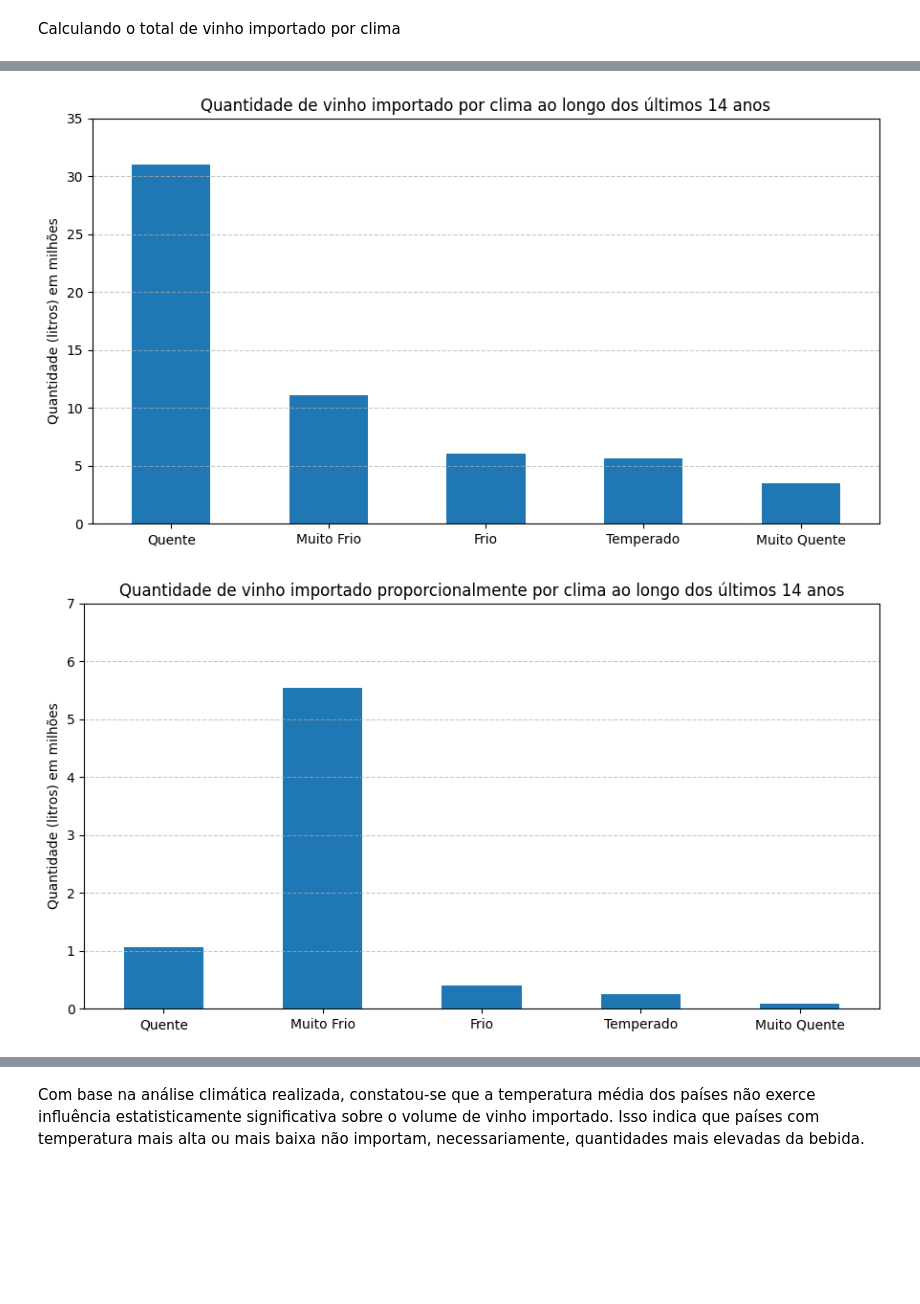
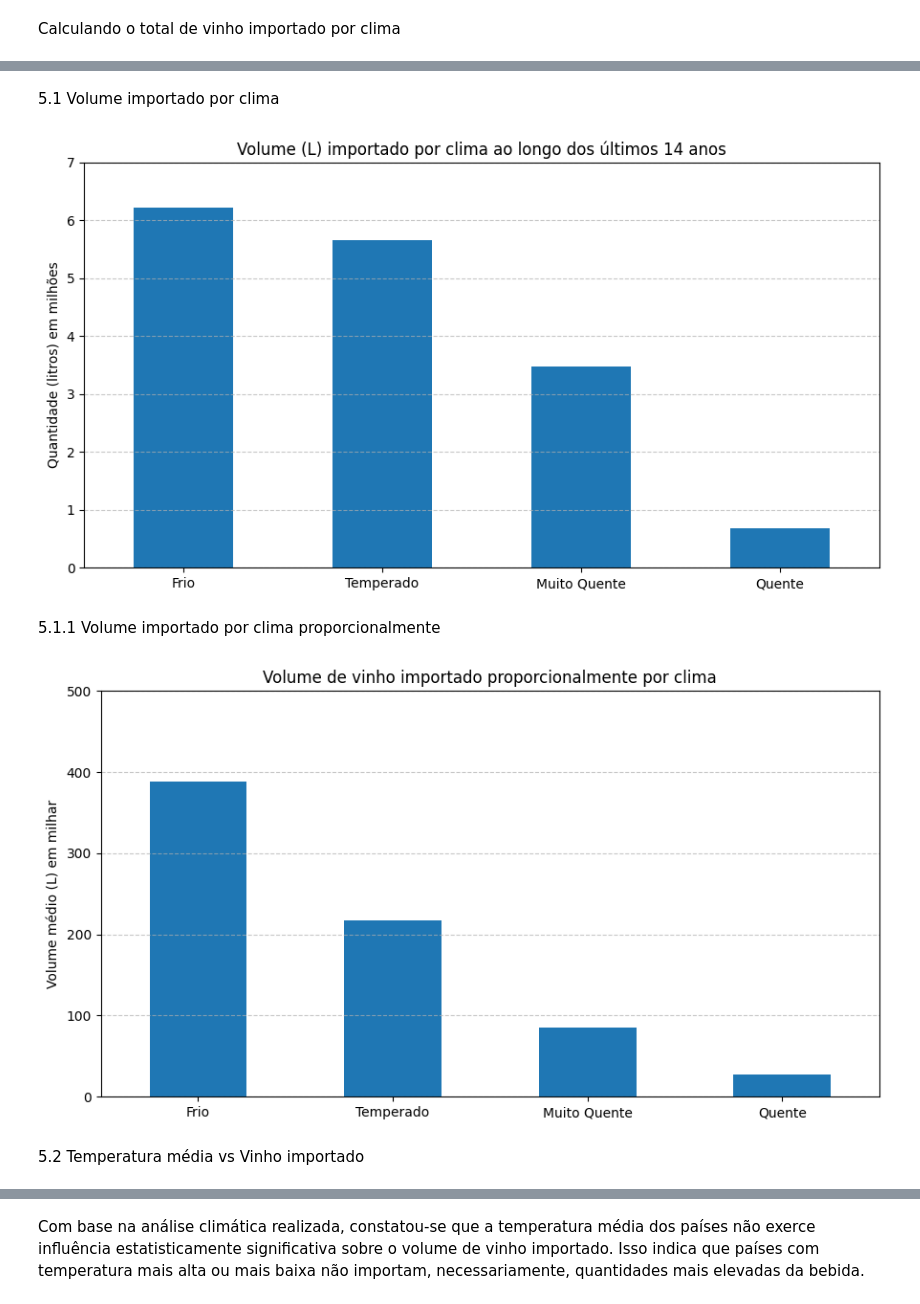
Before and after one commit to Guilhermecst/Tech-Challenge-Fase1, a Jupyter notebook: tech-challenge.ipynb, the cells around one changed output, grey strips where cells are left out. Drawn from its saved outputs; the diff is of its cells as text; code cells hidden in the pictures; blank space fills up the shorter version.

```diff
--- a/tech-challenge.ipynb
+++ b/tech-challenge.ipynb
@@ -796,22 +1208,21 @@ plt.show()
 ## 5. Relação com o Clima
 # %%
 temp_media_paises = df_dados_climaticos.groupby('COD_PAIS')['TEMPERATURA_MEDIA'].mean().round(1)
-# %%
-temp_media_paises = df_dados_climaticos.groupby('COD_PAIS')['TEMPERATURA_MEDIA'].mean().round(1)
 # %%
 df_temp_media_paises = temp_media_paises.to_frame().reset_index()
 # %%
 condicoes = [
-    df_temp_media_paises['TEMPERATURA_MEDIA'] < 0, # Muito Frio
     df_temp_media_paises['TEMPERATURA_MEDIA'] < 10, # Frio
-    df_temp_media_paises['TEMPERATURA_MEDIA'] < 19, # Temperado
+    df_temp_media_paises['TEMPERATURA_MEDIA'] < 20, # Temperado
     df_temp_media_paises['TEMPERATURA_MEDIA'] < 26, # Quente
     df_temp_media_paises['TEMPERATURA_MEDIA'] >= 26 # Muito Quente
 ]
 
-climas = ['Muito Frio', 'Frio', 'Temperado', 'Quente', 'Muito Quente']
+climas = ['Frio', 'Temperado', 'Quente', 'Muito Quente']
 
 df_temp_media_paises['CLIMA'] = np.select(condicoes, climas, default='Não classificado')
+# %%
+df_temp_media_paises = df_temp_media_paises[~df_temp_media_paises['COD_PAIS'].isin(['PRY', 'RUS'])]
 # %% [markdown]
 Calculando o total de vinho importado por clima
 # %%
@@ -841,35 +1251,41 @@ df_total_por_clima
+# %% [markdown]
+5.1 Volume importado por clima
 # %%
 plt.figure(figsize=(9, 5))
 (df_total_por_clima['QUANTIDADE'] / 1_000_000).plot(kind='bar')
 
-plt.title('Quantidade de vinho importado por clima ao longo dos últimos 14 anos')
+plt.title('Volume (L) importado por clima ao longo dos últimos 14 anos')
 plt.xlabel(None)
 plt.ylabel('Quantidade (litros) em milhões')
 plt.xticks(rotation=360)
 plt.grid(linestyle='--', alpha=0.7)
 plt.grid(False, axis='x')
-plt.ylim(0, 35)
+plt.ylim(0, 7)
 plt.tight_layout()
 plt.show()
 # %% [output]
-[figure, old version]
+[figure, new version]
+# %% [markdown]
+5.1.1 Volume importado por clima proporcionalmente
 # %%
 plt.figure(figsize=(9, 5))
-(df_total_por_clima['PROPORCAO_POR_CLIMA'] / 1_000_000).plot(kind='bar')
+(df_total_por_clima['PROPORCAO_POR_CLIMA'] / 1_000).plot(kind='bar')
 
-plt.title('Quantidade de vinho importado proporcionalmente por clima ao longo dos últimos 14 anos')
+plt.title('Volume de vinho importado proporcionalmente por clima')
 plt.xlabel(None)
-plt.ylabel('Quantidade (litros) em milhões')
+plt.ylabel('Volume médio (L) em milhar')
 plt.xticks(rotation=360)
 plt.grid(linestyle='--', alpha=0.7)
 plt.grid(False, axis='x')
-plt.ylim(0, 7)
+plt.ylim(0, 500)
 plt.tight_layout()
 plt.show()
 # %% [output]
-[figure, old version]
+[figure, new version]
 # %%
 df_clima_volume_importado = pd.merge(df_temp_media_paises, df_merged.groupby('COD_PAIS')['QUANTIDADE'].sum(), on='COD_PAIS')
+# %% [markdown]
+5.2 Temperatura média vs Vinho importado
 # %%
 plt.figure(figsize=(6, 5))
 sns.scatterplot(data=df_clima_volume_importado, x=df_clima_volume_importado['TEMPERATURA_MEDIA'], y=df_clima_volume_importado['QUANTIDADE'] / 1_000_000)
```
Also changed, not shown: parts of 129 cells of this notebook, 1 other file.
